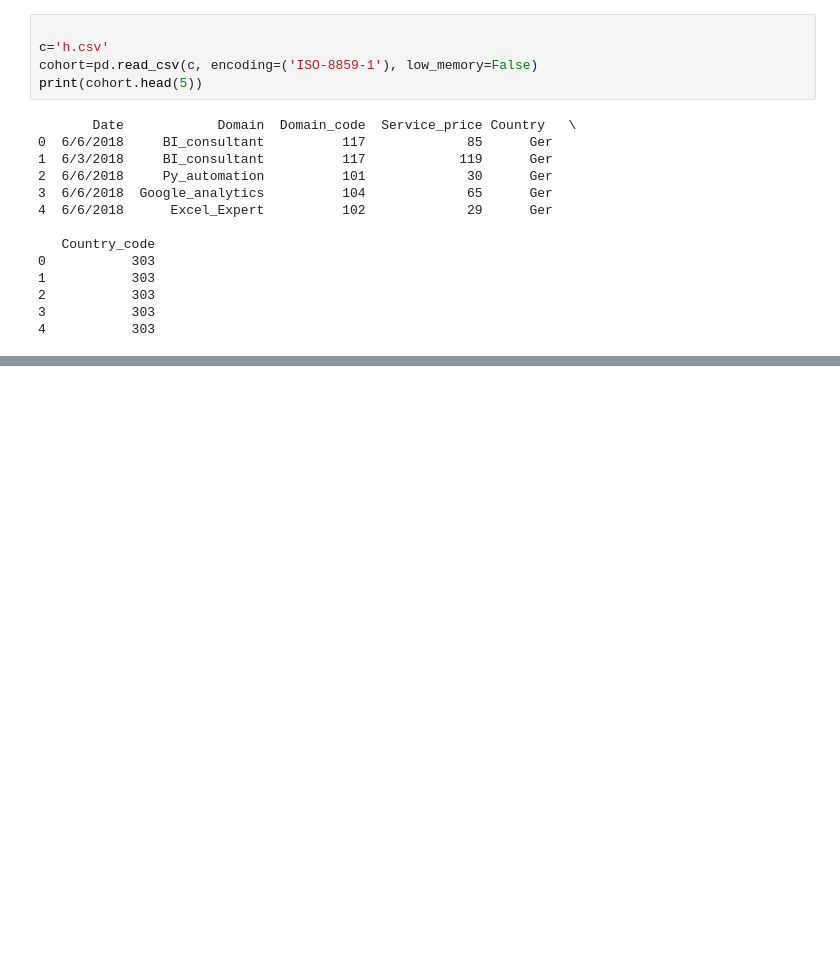
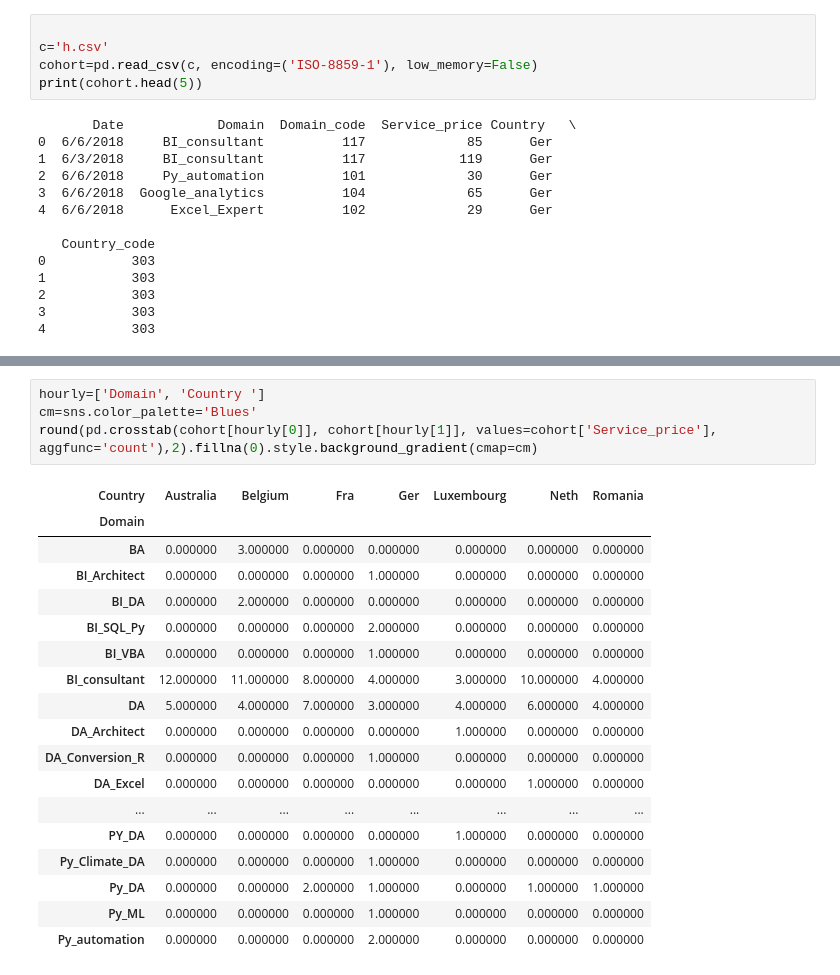
Before and after one commit to simofleanta/Data_coding_preparations, a Jupyter notebook: crosstab.ipynb, the cells around one changed output, grey strips where cells are left out. Cells and saved outputs as stored; diff of their text form; blank space fills up the shorter version.

```diff
--- a/crosstab.ipynb
+++ b/crosstab.ipynb
@@ -64,0 +65,23 @@ round(pd.crosstab(cohort[hourly[0]], cohort[hourly[1]], values=cohort['Service_p
+# %%
+hourly=['Domain', 'Country ']
+cm=sns.color_palette='Blues'
+round(pd.crosstab(cohort[hourly[0]], cohort[hourly[1]], values=cohort['Service_price'], aggfunc='count'),2).fillna(0).style.background_gradient(cmap=cm)
+# %% [output]
+| Country | Australia | Belgium | Fra | Ger | Luxembourg | Neth | Romania |
+| Domain |  |  |  |  |  |  |  |
+| BA | 0.000000 | 3.000000 | 0.000000 | 0.000000 | 0.000000 | 0.000000 | 0.000000 |
+| BI_Architect | 0.000000 | 0.000000 | 0.000000 | 1.000000 | 0.000000 | 0.000000 | 0.000000 |
+| BI_DA | 0.000000 | 2.000000 | 0.000000 | 0.000000 | 0.000000 | 0.000000 | 0.000000 |
+| BI_SQL_Py | 0.000000 | 0.000000 | 0.000000 | 2.000000 | 0.000000 | 0.000000 | 0.000000 |
+| BI_VBA | 0.000000 | 0.000000 | 0.000000 | 1.000000 | 0.000000 | 0.000000 | 0.000000 |
+| BI_consultant | 12.000000 | 11.000000 | 8.000000 | 4.000000 | 3.000000 | 10.000000 | 4.000000 |
+| DA | 5.000000 | 4.000000 | 7.000000 | 3.000000 | 4.000000 | 6.000000 | 4.000000 |
+| DA_Architect | 0.000000 | 0.000000 | 0.000000 | 0.000000 | 1.000000 | 0.000000 | 0.000000 |
+| DA_Conversion_R | 0.000000 | 0.000000 | 0.000000 | 1.000000 | 0.000000 | 0.000000 | 0.000000 |
+| DA_Excel | 0.000000 | 0.000000 | 0.000000 | 0.000000 | 0.000000 | 1.000000 | 0.000000 |
+| ... | ... | ... | ... | ... | ... | ... | ... |
+| PY_DA | 0.000000 | 0.000000 | 0.000000 | 0.000000 | 1.000000 | 0.000000 | 0.000000 |
+| Py_Climate_DA | 0.000000 | 0.000000 | 0.000000 | 1.000000 | 0.000000 | 0.000000 | 0.000000 |
+| Py_DA | 0.000000 | 0.000000 | 2.000000 | 1.000000 | 0.000000 | 1.000000 | 1.000000 |
+| Py_ML | 0.000000 | 0.000000 | 0.000000 | 1.000000 | 0.000000 | 0.000000 | 0.000000 |
+| Py_automation | 0.000000 | 0.000000 | 0.000000 | 2.000000 | 0.000000 | 0.000000 | 0.000000 |
```
Also changed, not shown: parts of 1 cell of this notebook.
